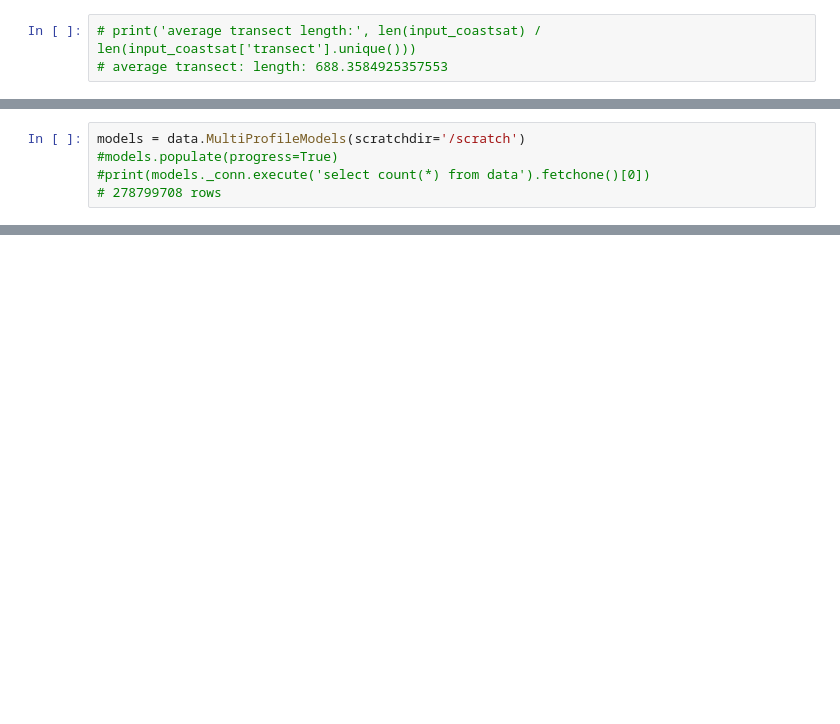
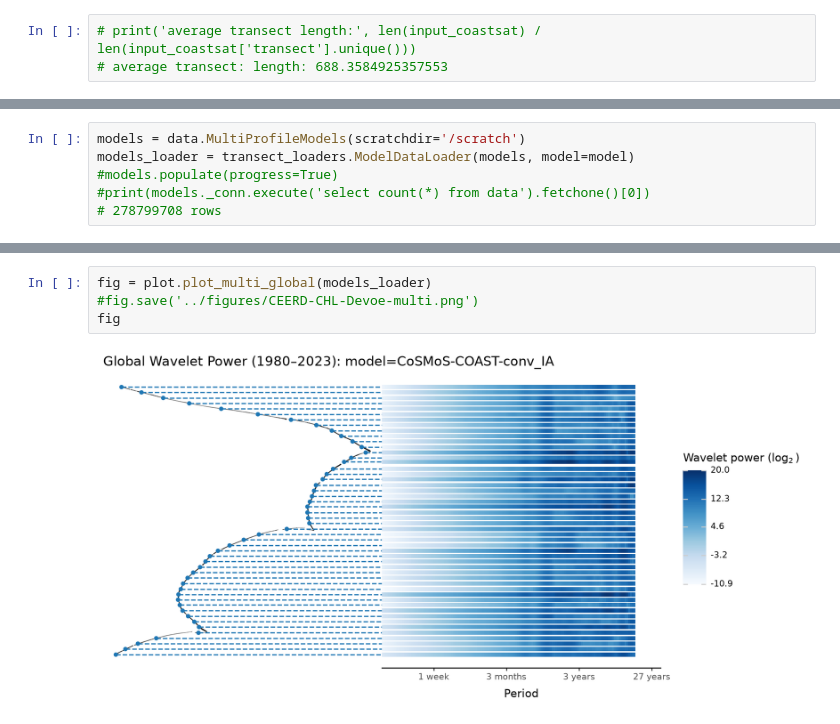
Before and after one commit to samnystrom/shoreshop3-analysis, a Jupyter notebook: notebooks/multi-profile.ipynb, the cells around one changed output, grey strips where cells are left out. Saved outputs shown, nothing was run; the diff lists cells and outputs as text; blank space fills up the shorter version.

```diff
--- a/notebooks/multi-profile.ipynb
+++ b/notebooks/multi-profile.ipynb
@@ -34,5 +33,6 @@ print(f'{elapsed:.3f} ms')
 # %%
 models = data.MultiProfileModels(scratchdir='/scratch')
+models_loader = transect_loaders.ModelDataLoader(models, model=model)
 #models.populate(progress=True)
 #print(models._conn.execute('select count(*) from data').fetchone()[0])
 # 278799708 rows
@@ -78 +60,7 @@ fig
+# %%
+fig = plot.plot_multi_global(models_loader)
+#fig.save('../figures/CEERD-CHL-Devoe-multi.png')
+fig
+# %% [output]
+[figure, added]
 # %%
```
Also changed, not shown: parts of 12 cells of this notebook.
